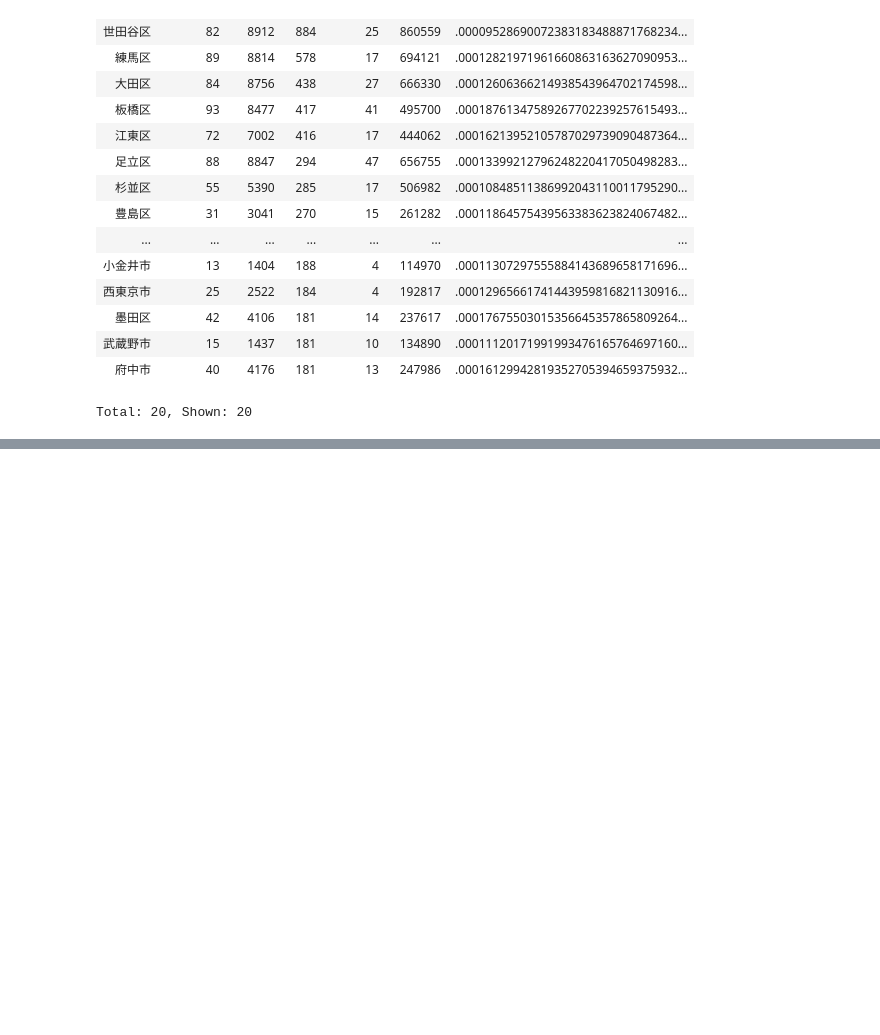
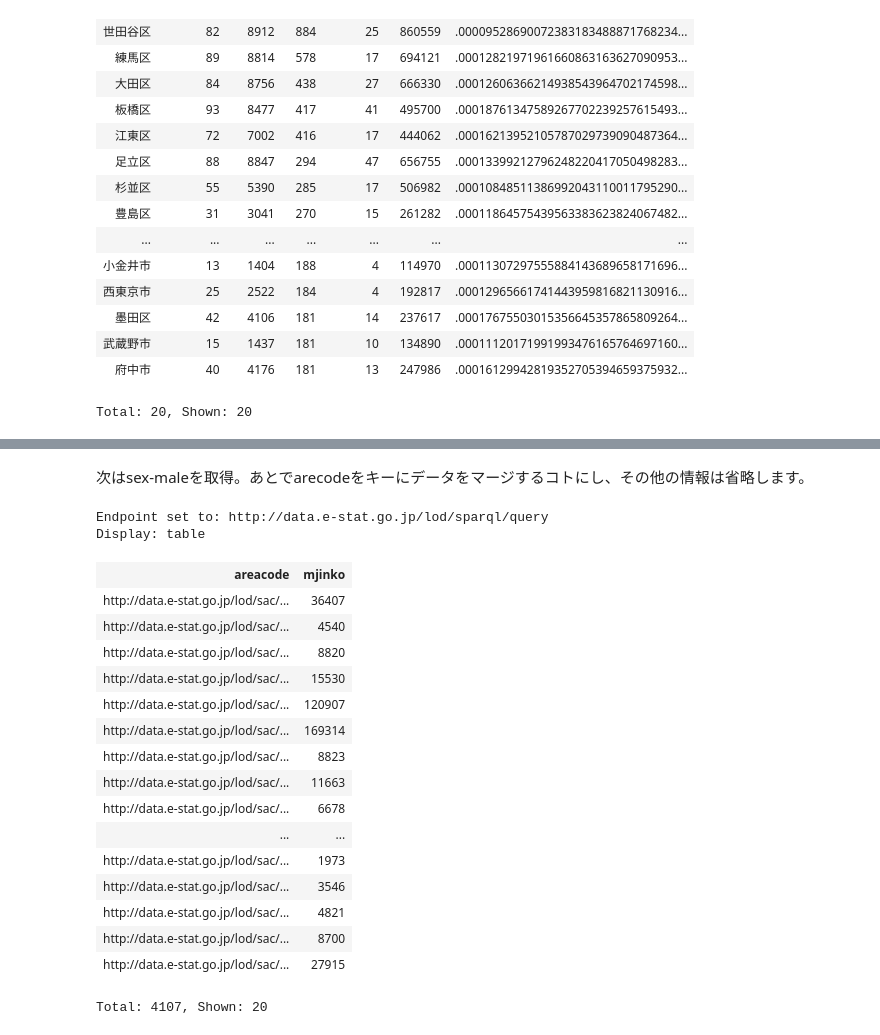
Before and after one commit to dogrunjp/lod-notebook, a Jupyter notebook: index.ipynb, the cells around one changed output, grey strips where cells are left out. Saved outputs shown, nothing was run; the diff lists cells and outputs as text; code cells hidden in the pictures; blank space fills up the shorter version.

```diff
--- a/index.ipynb
+++ b/index.ipynb
@@ -385,0 +458,43 @@ Total: 4059, Shown: 20
+# %% [markdown]
+次はsex-maleを取得。あとでarecodeをキーにデータをマージするコトにし、その他の情報は省略します。
+# %%
+%endpoint http://data.e-stat.go.jp/lod/sparql/query
+%display table
+PREFIX rdfs:<http://www.w3.org/2000/01/rdf-schema#>
+PREFIX cd-dimension:<http://data.e-stat.go.jp/lod/ontology/crossDomain/dimension/>
+PREFIX cd-dimension-2016:<http://data.e-stat.go.jp/lod/ontology/crossDomain/dimension/2016/>
+PREFIX cd-code-2016:<http://data.e-stat.go.jp/lod/ontology/crossDomain/code/2016/>
+PREFIX pc-measure-2010:<http://data.e-stat.go.jp/lod/ontology/populationCensus/measure/2010/>
+PREFIX pc-dimension-2010:<http://data.e-stat.go.jp/lod/ontology/populationCensus/dimension/2010/>
+PREFIX pc-code-2010:<http://data.e-stat.go.jp/lod/ontology/populationCensus/code/2010/>
+PREFIX sac:<http://data.e-stat.go.jp/lod/sac/>
+PREFIX ic:<http://imi.ipa.go.jp/ns/core/rdf#>
+select ?areacode ?mjinko
+where {
+      ?s pc-measure-2010:population ?mjinko ;
+         cd-dimension:standardAreaCode ?areacode ;
+         cd-dimension-2016:nationality cd-code-2016:nationality-japanese ;
+         cd-dimension-2016:sex cd-code-2016:sex-male ;
+         pc-dimension-2010:area pc-code-2010:area-all ;
+         cd-dimension-2016:age cd-code-2016:age-total .
+}
+# %% [output]
+Endpoint set to: http://data.e-stat.go.jp/lod/sparql/query
+Display: table
+| areacode | mjinko |
+| http://data.e-stat.go.jp/lod/sac/... | 36407 |
+| http://data.e-stat.go.jp/lod/sac/... | 4540 |
+| http://data.e-stat.go.jp/lod/sac/... | 8820 |
+| http://data.e-stat.go.jp/lod/sac/... | 15530 |
+| http://data.e-stat.go.jp/lod/sac/... | 120907 |
+| http://data.e-stat.go.jp/lod/sac/... | 169314 |
+| http://data.e-stat.go.jp/lod/sac/... | 8823 |
+| http://data.e-stat.go.jp/lod/sac/... | 11663 |
+| http://data.e-stat.go.jp/lod/sac/... | 6678 |
+| ... | ... |
+| http://data.e-stat.go.jp/lod/sac/... | 1973 |
+| http://data.e-stat.go.jp/lod/sac/... | 3546 |
+| http://data.e-stat.go.jp/lod/sac/... | 4821 |
+| http://data.e-stat.go.jp/lod/sac/... | 8700 |
+| http://data.e-stat.go.jp/lod/sac/... | 27915 |
+Total: 4107, Shown: 20
```
Also changed, not shown: parts of 10 cells of this notebook.
